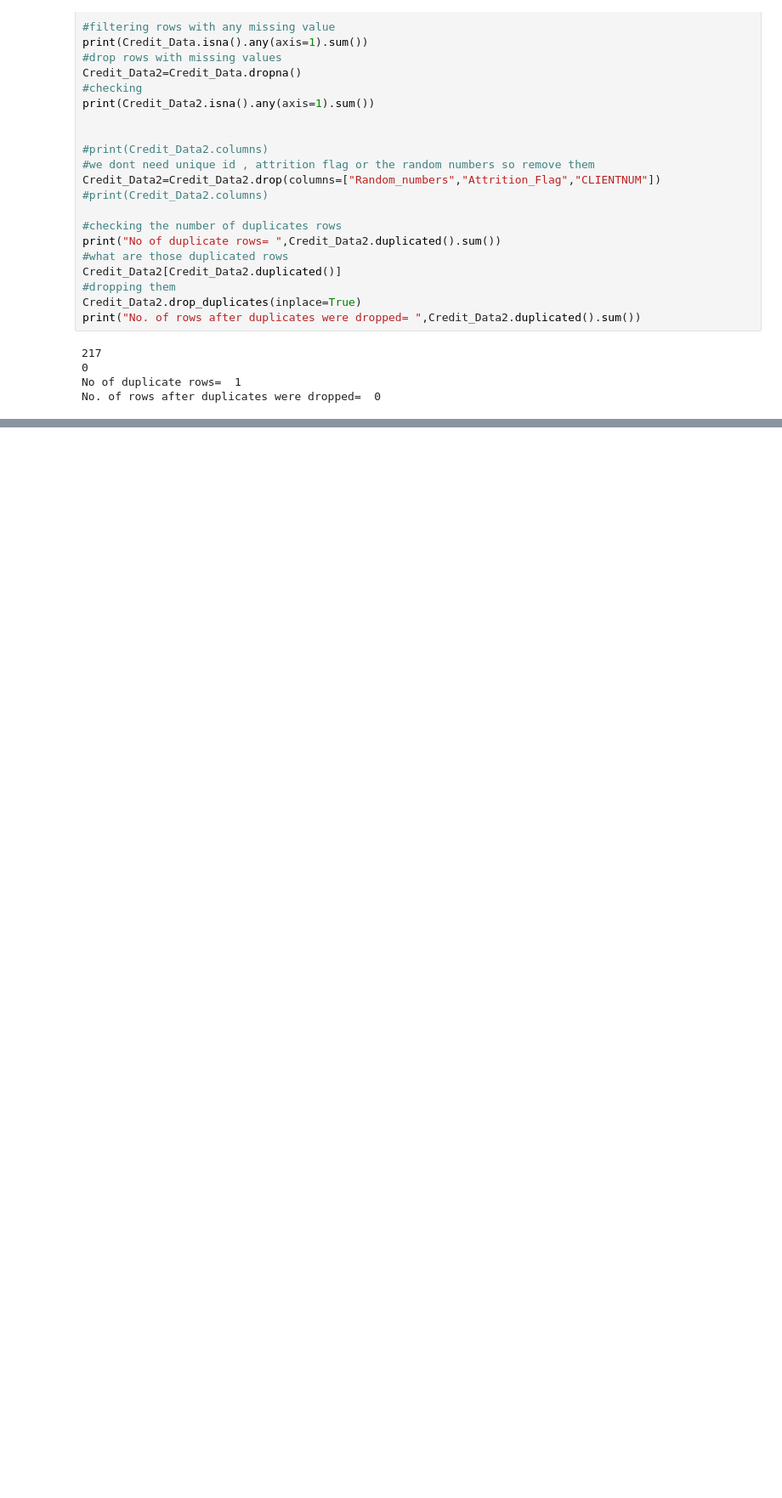
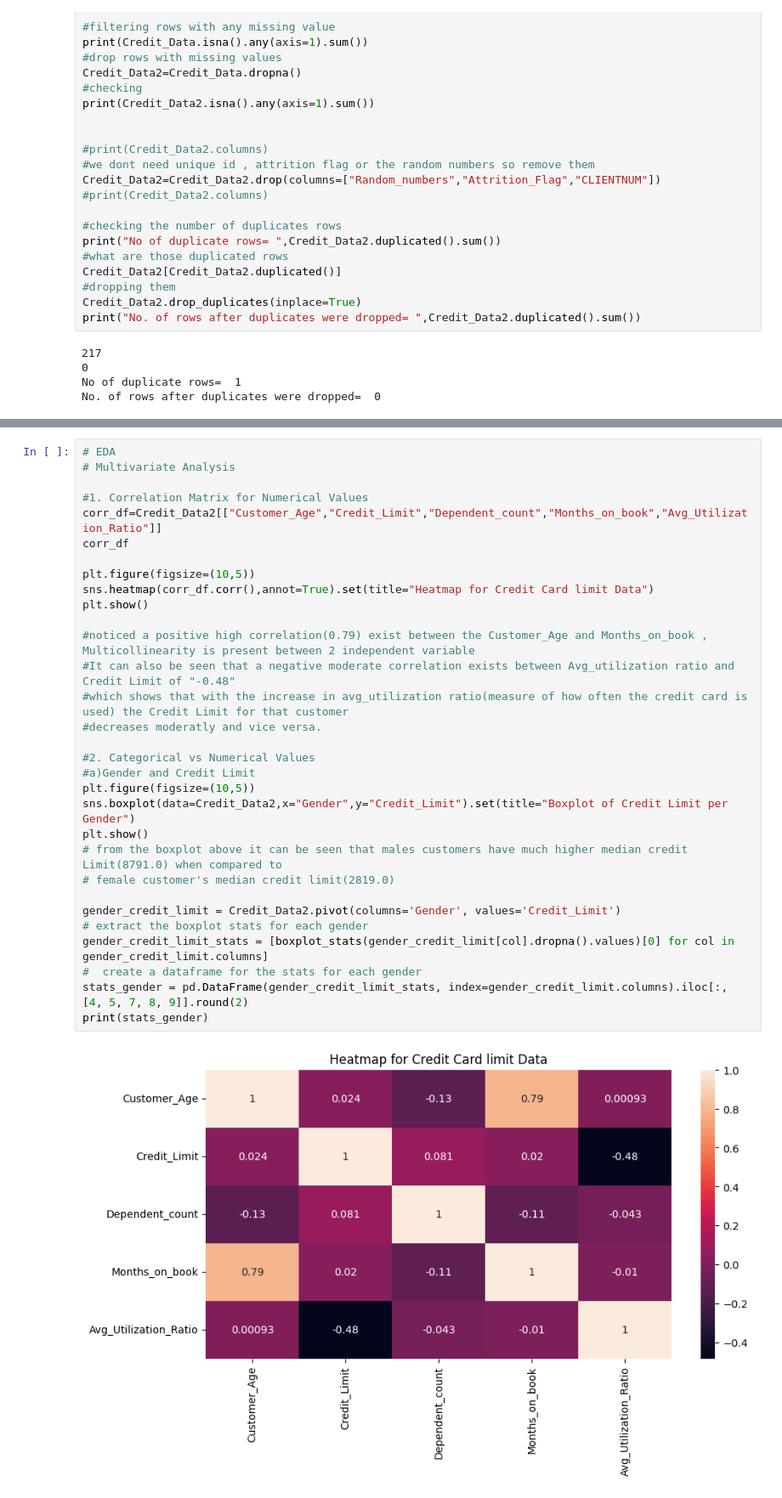
Before and after one commit to uplearni/CreditLimitReccomender, a Jupyter notebook: CreditLimitProject.ipynb, the cells around one changed output, grey strips where cells are left out. Shown at 85% size. Saved outputs shown, nothing was run; the diff lists cells and outputs as text; blank space fills up the shorter version.

```diff
--- a/CreditLimitProject.ipynb
+++ b/CreditLimitProject.ipynb
@@ -197,0 +238,33 @@ Name: Customer_Age, dtype: float64
+# %%
+# EDA
+# Multivariate Analysis
+
+#1. Correlation Matrix for Numerical Values
+corr_df=Credit_Data2[["Customer_Age","Credit_Limit","Dependent_count","Months_on_book","Avg_Utilization_Ratio"]]
+corr_df
+
+plt.figure(figsize=(10,5))
+sns.heatmap(corr_df.corr(),annot=True).set(title="Heatmap for Credit Card limit Data")
+plt.show()
+
+#noticed a positive high correlation(0.79) exist between the Customer_Age and Months_on_book , Multicollinearity is present between 2 independent variable
+#It can also be seen that a negative moderate correlation exists between Avg_utilization ratio and Credit Limit of "-0.48"
+#which shows that with the increase in avg_utilization ratio(measure of how often the credit card is used) the Credit Limit for that customer
+#decreases moderatly and vice versa.
+
+#2. Categorical vs Numerical Values
+#a)Gender and Credit Limit
+plt.figure(figsize=(10,5))
+sns.boxplot(data=Credit_Data2,x="Gender",y="Credit_Limit").set(title="Boxplot of Credit Limit per Gender")
+plt.show()
+# from the boxplot above it can be seen that males customers have much higher median credit Limit(8791.0) when compared to
+# female customer's median credit limit(2819.0)
+
+gender_credit_limit = Credit_Data2.pivot(columns='Gender', values='Credit_Limit')
+# extract the boxplot stats for each gender
+gender_credit_limit_stats = [boxplot_stats(gender_credit_limit[col].dropna().values)[0] for col in gender_credit_limit.columns]
+#  create a dataframe for the stats for each gender
+stats_gender = pd.DataFrame(gender_credit_limit_stats, index=gender_credit_limit.columns).iloc[:, [4, 5, 7, 8, 9]].round(2)
+print(stats_gender)
+# %% [output]
+[figure, added]
```
Also changed, not shown: parts of 15 cells of this notebook.
